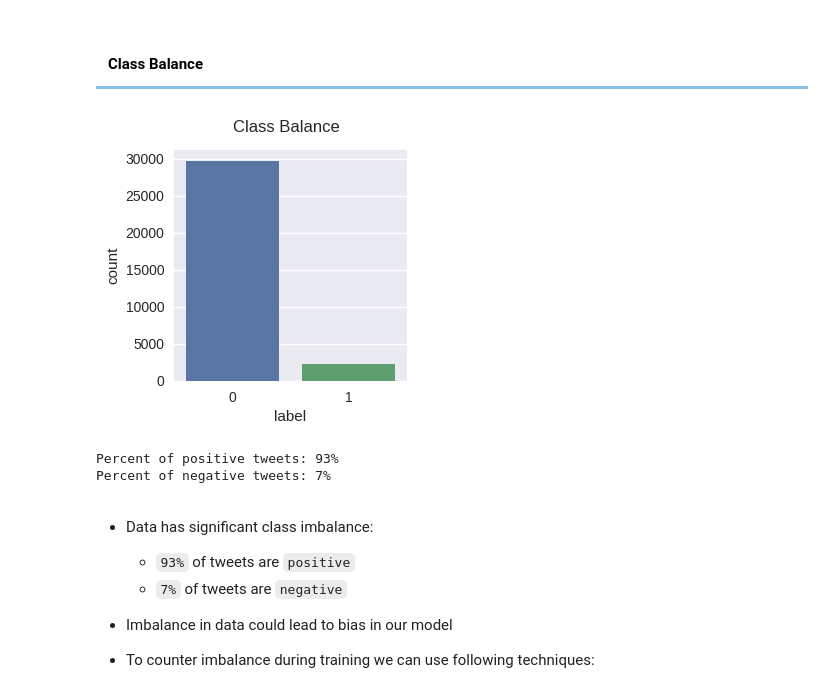
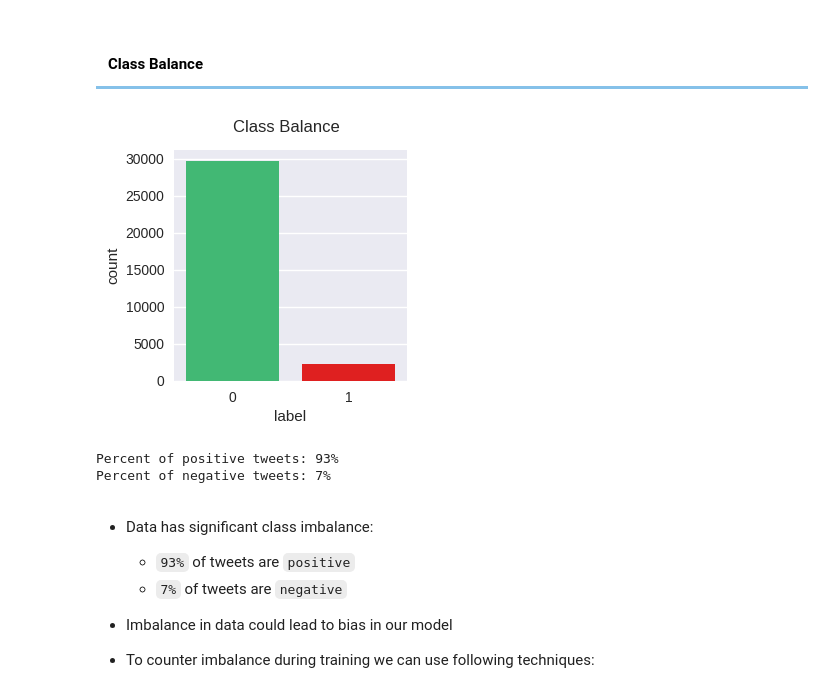
Before and after one commit to LtvnSergey/Internship_Project_Twitter-Hate-Speech, a Jupyter notebook: notebooks/Twitter Hate Speech Detection.ipynb, the cells around one changed output. Drawn from its saved outputs; the diff is of its cells as text; code cells hidden in the pictures.

```diff
--- a/notebooks/Twitter Hate Speech Detection.ipynb
+++ b/notebooks/Twitter Hate Speech Detection.ipynb
@@ -286,13 +467,13 @@ Class Balance</h4>
 # %%
 fig, ax = plt.subplots(figsize=(3,3))
 fig.suptitle('Class Balance')
-sns.countplot(data=train_df, x='label', ax=ax)
+sns.countplot(data=train_df, x='label', ax=ax, palette=['#2ECC71', 'red'])
 plt.show()
 
 print('Percent of positive tweets: {:.0%}'.format(1-train_df['label'].sum()/len(train_df)))
 print('Percent of negative tweets: {:.0%}'.format(train_df['label'].sum()/len(train_df)))
 # %% [output]
-[figure, old version]
+[figure, new version]
 Percent of positive tweets: 93%
 Percent of negative tweets: 7%
 # %% [markdown]
```
Also changed, not shown: parts of 68 cells of this notebook, 1 other file.
